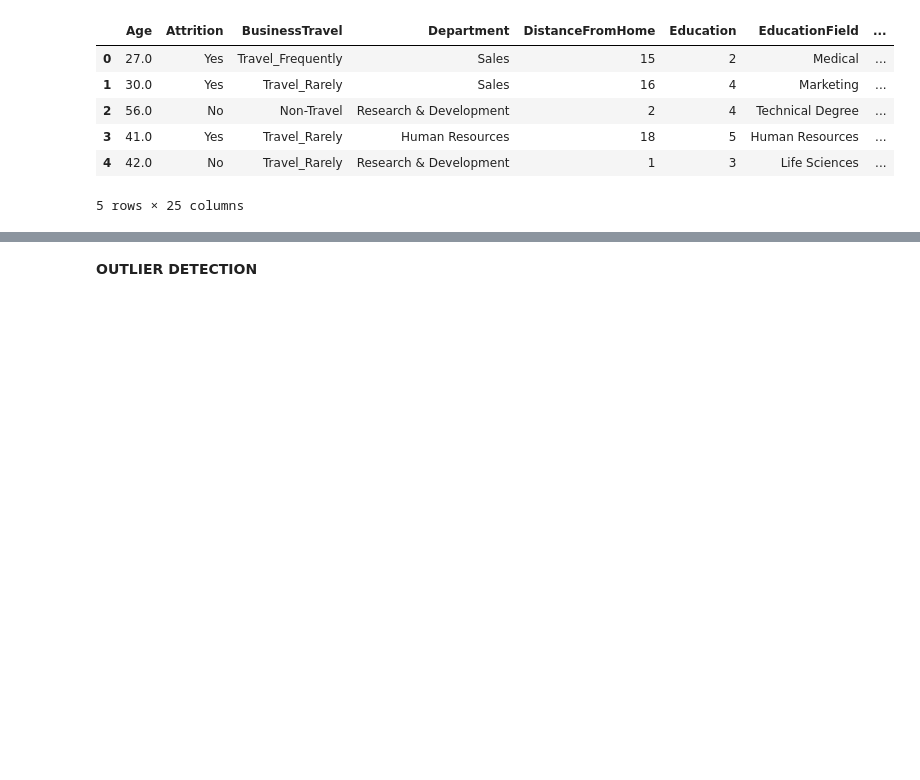
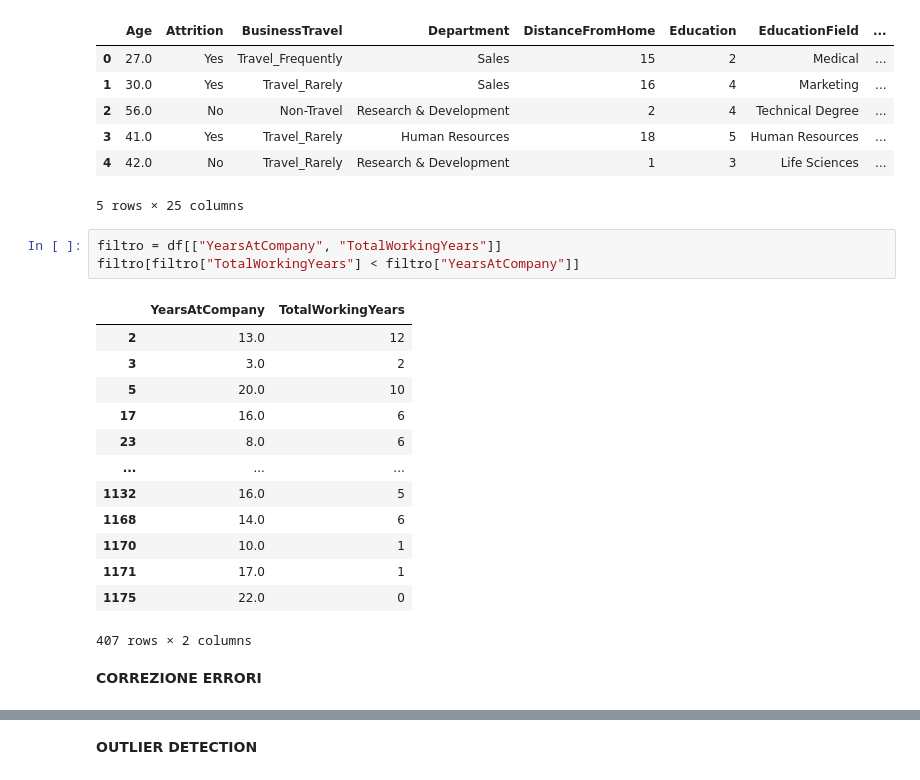
Before and after one commit to marioproia/Progetto_DM1, a Jupyter notebook: Outliers_and_Clustering.ipynb, the cells around one changed output, grey strips where cells are left out. Drawn from its saved outputs; the diff is of its cells as text; blank space fills up the shorter version.

```diff
--- a/Outliers_and_Clustering.ipynb
+++ b/Outliers_and_Clustering.ipynb
@@ -76,3 +76,22 @@ df.head()
 | 3 | 41.0 | Yes | Travel_Rarely | Human Resources | 18 | 5 | Human Resources | ... |
 | 4 | 42.0 | No | Travel_Rarely | Research & Development | 1 | 3 | Life Sciences | ... |
 5 rows × 25 columns
+# %%
+filtro = df[["YearsAtCompany", "TotalWorkingYears"]]
+filtro[filtro["TotalWorkingYears"] < filtro["YearsAtCompany"]]
+# %% [output]
+|  | YearsAtCompany | TotalWorkingYears |
+| 2 | 13.0 | 12 |
+| 3 | 3.0 | 2 |
+| 5 | 20.0 | 10 |
+| 17 | 16.0 | 6 |
+| 23 | 8.0 | 6 |
+| ... | ... | ... |
+| 1132 | 16.0 | 5 |
+| 1168 | 14.0 | 6 |
+| 1170 | 10.0 | 1 |
+| 1171 | 17.0 | 1 |
+| 1175 | 22.0 | 0 |
+407 rows × 2 columns
+# %% [markdown]
+**CORREZIONE ERRORI**
```
Also changed, not shown: parts of 22 cells of this notebook.
